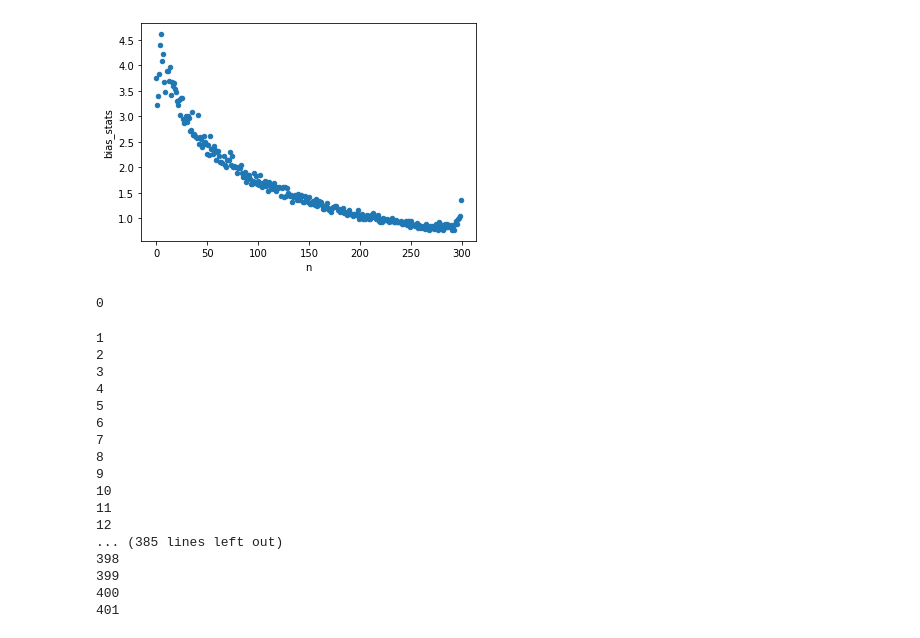
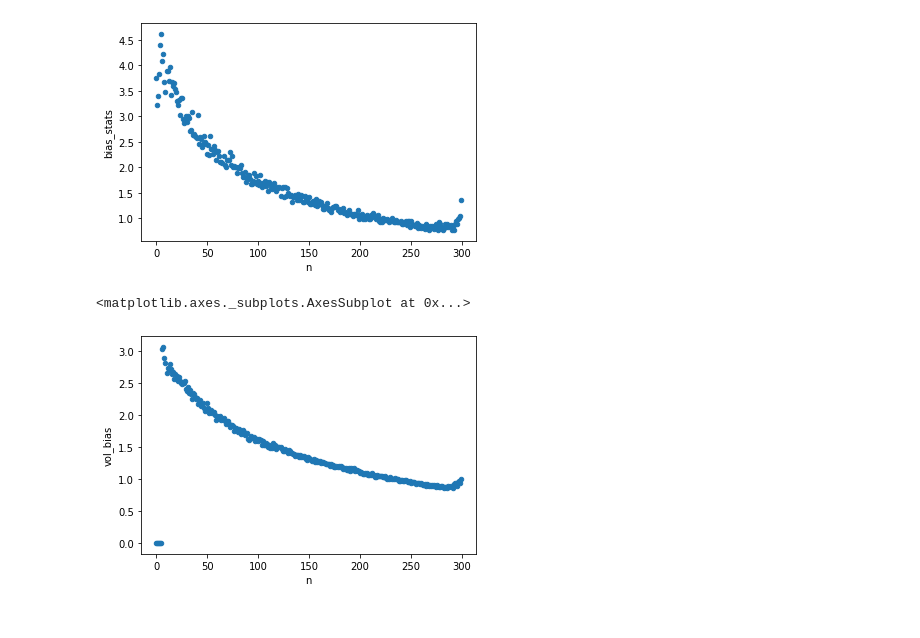
Before and after one commit to Casey1203/axioma-paper, a Jupyter notebook: eigen-adjust.ipynb, the cells around one changed output. Drawn from its saved outputs; the diff is of its cells as text; code cells hidden in the pictures.

```diff
--- a/eigen-adjust.ipynb
+++ b/eigen-adjust.ipynb
@@ -67,31 +96,18 @@ portfolio_bias_test_df.plot.scatter(x='n', y='bias_stats')
+# %%
+vol_bias_df = vol_bias.reset_index()
+vol_bias_df.columns = ['n', 'vol_bias']
+vol_bias_df.plot.scatter(x='n', y='vol_bias')
+# %% [output]
+<matplotlib.axes._subplots.AxesSubplot at 0x...>
+[figure, added]
 # %%
 # val.argsort()[::-1]
 # portfolio_weight_dict[0][0]
 # %%
 adjusted_cov_dict = {}
-for i, cov in cov_dict.items():
-    print(i)
+for i, cov in tqdm(cov_dict.items()):
     adj_cov = eigen_adjustment(cov, 5, window_size, a=1.4)
     adjusted_cov_dict[i] = adj_cov
-# %% [output]
-0
-1
-2
-3
-4
-5
-6
-7
-8
-9
-10
-11
-12
-... (385 lines left out)
-398
-399
-400
-401
 # %%
 adjusted_cov_dict[0]
 # %% [output]
```
Also changed, not shown: parts of 12 cells of this notebook, 1 other file.
